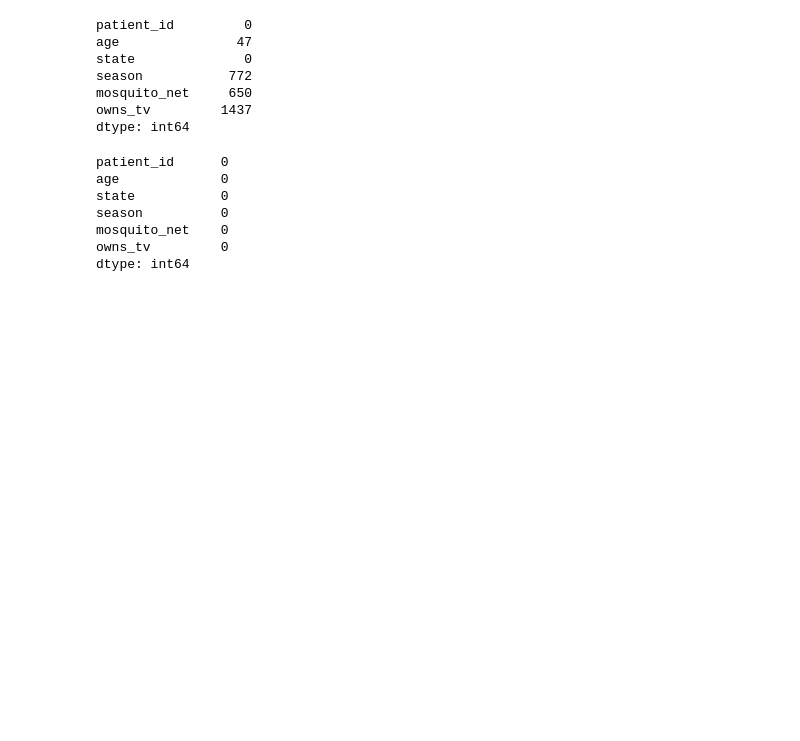
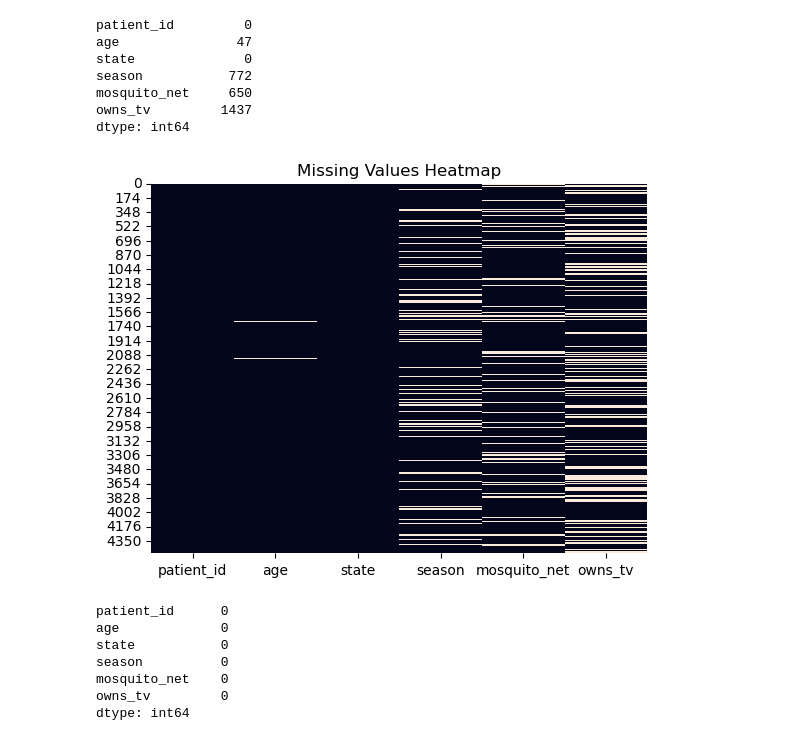
Before and after one commit to EmmanuelAkalumhe/Malaria_Dataset_DataAnalysis, a Jupyter notebook: Malaria_Dataset_Analysis.ipynb, the cells around one changed output. Drawn from its saved outputs; the diff is of its cells as text; code cells hidden in the pictures; blank space fills up the shorter version.

```diff
--- a/Malaria_Dataset_Analysis.ipynb
+++ b/Malaria_Dataset_Analysis.ipynb
@@ -409,6 +409,13 @@ season           772
 mosquito_net     650
 owns_tv         1437
 dtype: int64
+# %%
+sns.heatmap(df1.isnull(), cbar=False)
+
+plt.title("Missing Values Heatmap")
+plt.show()
+# %% [output]
+[figure, added]
 # %%
 # Handling missing values
 # Age → median imputation
```
Also changed, not shown: parts of 63 cells of this notebook.
